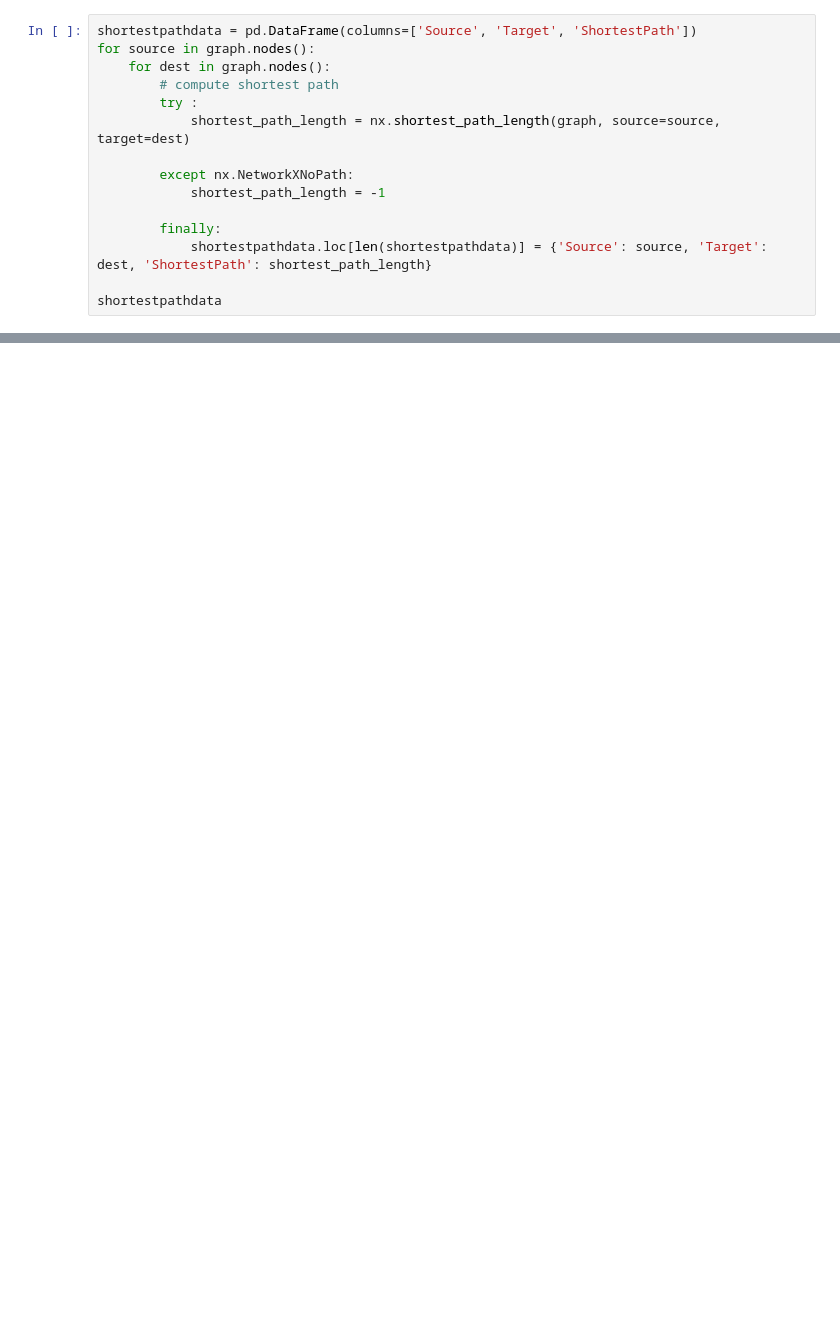
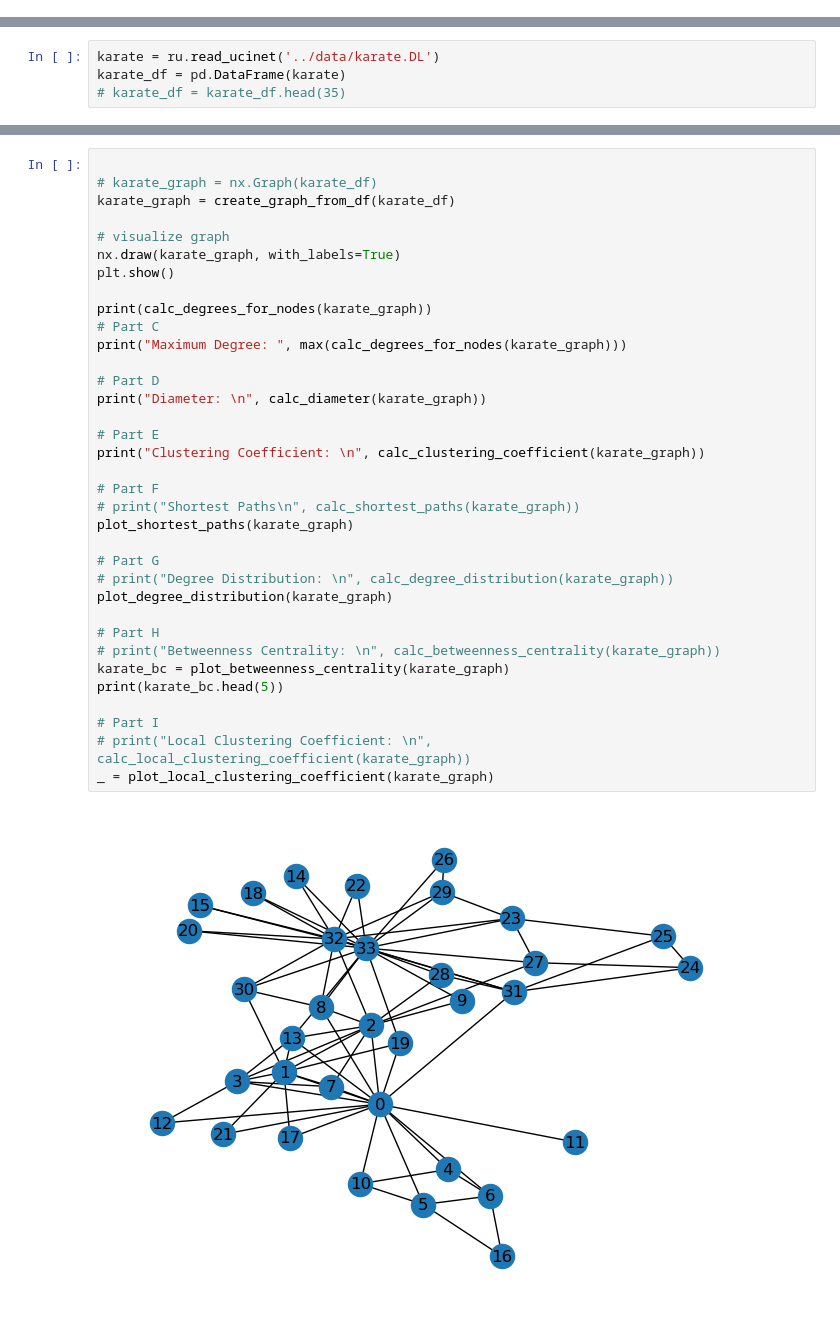
Before and after one commit to coopergolemme/cs142, a Jupyter notebook: hw2/hw2.ipynb, the cells around one changed output, grey strips where cells are left out. Saved outputs shown, nothing was run; the diff lists cells and outputs as text; blank space fills up the shorter version.

```diff
--- a/hw2/hw2.ipynb
+++ b/hw2/hw2.ipynb
@@ -52,15 +6,0 @@ plt.show()
-# %%
-shortestpathdata = pd.DataFrame(columns=['Source', 'Target', 'ShortestPath'])
-for source in graph.nodes():
-    for dest in graph.nodes():
-        # compute shortest path
-        try :
-            shortest_path_length = nx.shortest_path_length(graph, source=source, target=dest)
-
-        except nx.NetworkXNoPath:
-            shortest_path_length = -1
-
-        finally:
-            shortestpathdata.loc[len(shortestpathdata)] = {'Source': source, 'Target': dest, 'ShortestPath': shortest_path_length}
-
-shortestpathdata
@@ -91,0 +9,4 @@ plt.show()
+# %%
+karate = ru.read_ucinet('../data/karate.DL')
+karate_df = pd.DataFrame(karate)
+# karate_df = karate_df.head(35)
@@ -91,0 +176,37 @@ plt.show()
+# %%
+
+# karate_graph = nx.Graph(karate_df)
+karate_graph = create_graph_from_df(karate_df)
+
+# visualize graph
+nx.draw(karate_graph, with_labels=True)
+plt.show()
+
+print(calc_degrees_for_nodes(karate_graph))
+# Part C
+print("Maximum Degree: ", max(calc_degrees_for_nodes(karate_graph)))
+
+# Part D
+print("Diameter: \n", calc_diameter(karate_graph))
+
+# Part E
+print("Clustering Coefficient: \n", calc_clustering_coefficient(karate_graph))
+
+# Part F
+# print("Shortest Paths\n", calc_shortest_paths(karate_graph))
+plot_shortest_paths(karate_graph)
+
+# Part G
+# print("Degree Distribution: \n", calc_degree_distribution(karate_graph))
+plot_degree_distribution(karate_graph)
+
+# Part H
+# print("Betweenness Centrality: \n", calc_betweenness_centrality(karate_graph))
+karate_bc = plot_betweenness_centrality(karate_graph)
+print(karate_bc.head(5))
+
+# Part I
+# print("Local Clustering Coefficient: \n", calc_local_clustering_coefficient(karate_graph))
+_ = plot_local_clustering_coefficient(karate_graph)
+# %% [output]
+[figure, added]
```
Also changed, not shown: parts of 25 cells of this notebook, 36 other files.
